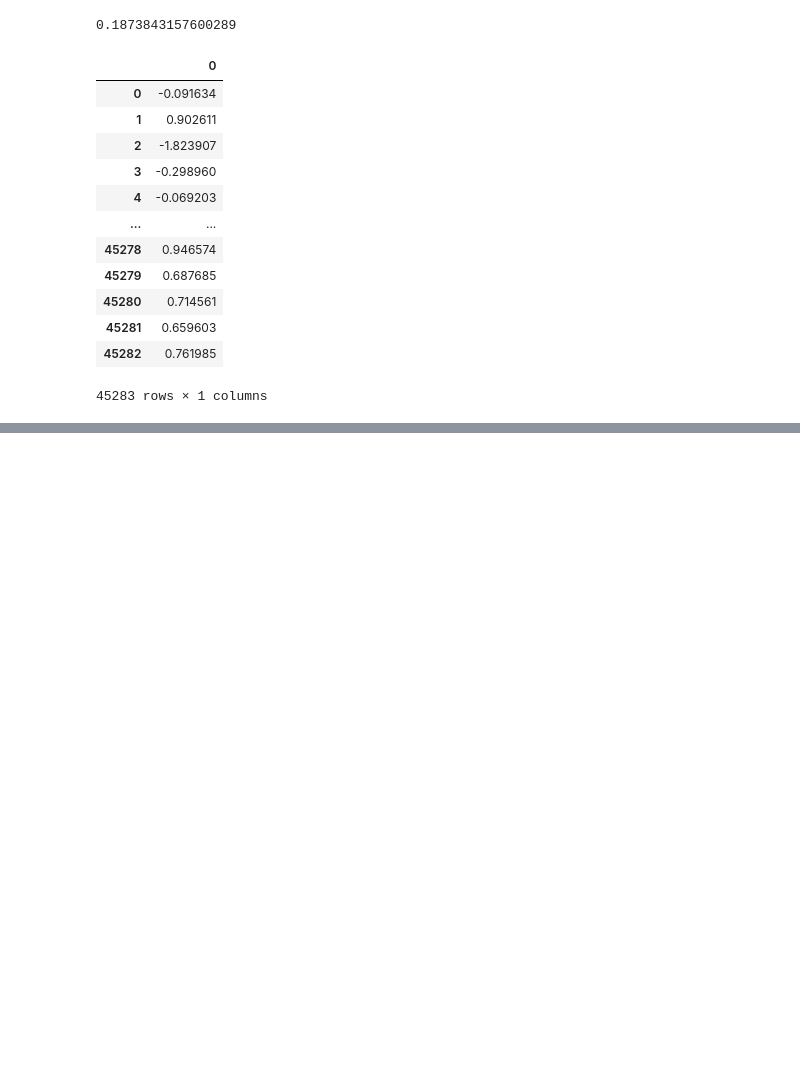
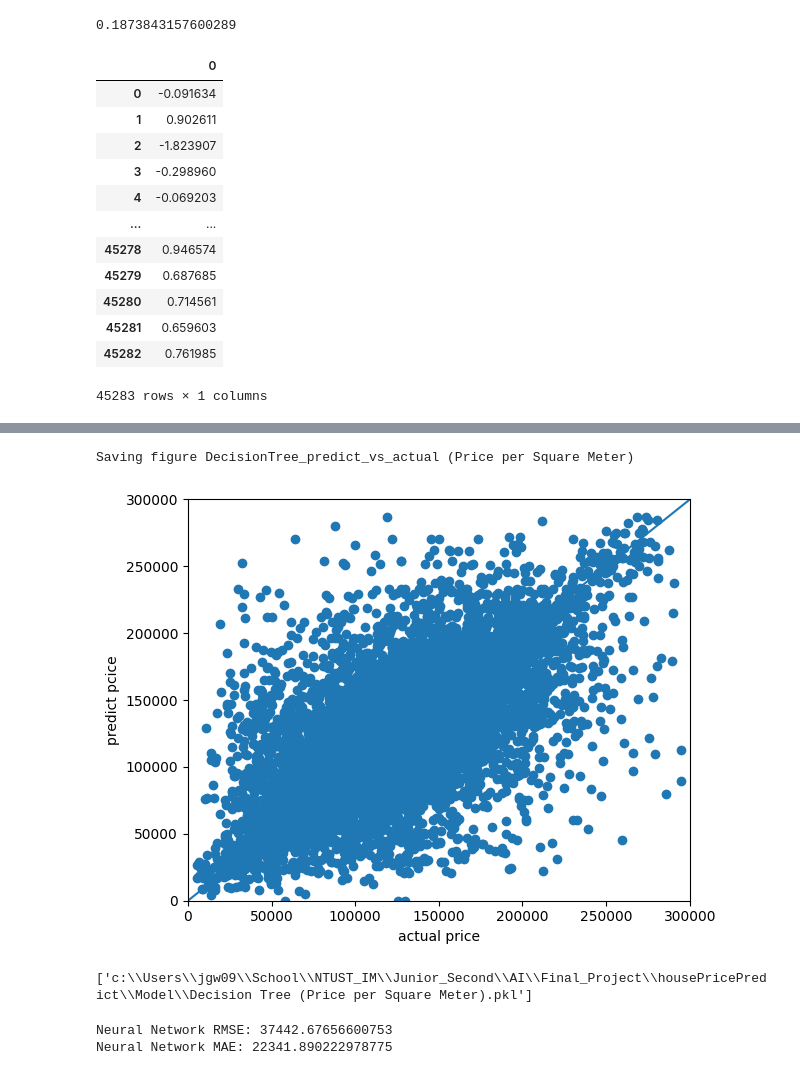
Before and after one commit to jgw0915/housePricePredict, a Jupyter notebook: Scripts/house_average_price.ipynb, the cells around one changed output, grey strips where cells are left out. Cells and saved outputs as stored; diff of their text form; code cells hidden in the pictures; blank space fills up the shorter version.

```diff
--- a/Scripts/house_average_price.ipynb
+++ b/Scripts/house_average_price.ipynb
@@ -300,0 +333,44 @@ mean
+# %%
+from sklearn.tree import DecisionTreeRegressor
+
+x = df.drop("price_per_square_meter", axis = 1) # 13個特徵的數據
+# y = df_price_normalized # 房價數據
+y = df_price # 房價數據
+
+x_train, x_test, y_train, y_test = train_test_split(x, y, test_size = 0.3, random_state = 1) # 將數據分成73比
+tree_reg = DecisionTreeRegressor(random_state=42)
+tree_reg.fit(x_train, y_train)
+
+y_predict = tree_reg.predict(x_test)
+
+plt.xlabel("actual price") # x軸的標題
+plt.ylabel("predict pcice") # y軸的標題
+plt.xlim(0, 300000) # x軸的範圍
+plt.ylim(0, 300000) # y軸的範圍
+plt.plot([0,300000], [0,300000]) # 劃一條基準線
+plt.scatter(y_test, y_predict) # 比對預測跟實際的差別
+save_fig("DecisionTree_predict_vs_actual (Price per Square Meter)") # 儲存圖形
+plt.show() # 察看結果
+# %% [output]
+Saving figure DecisionTree_predict_vs_actual (Price per Square Meter)
+[figure, added]
+# %%
+import joblib
+
+Model_Folder_path = os.path.join(parent_directory, 'Model')
+Model_File_Name = 'Decision Tree (Price per Square Meter).pkl'
+Model_path = os.path.join(Model_Folder_path, Model_File_Name)
+joblib.dump(tree_reg,Model_path)
+# %% [output]
+['c:\\Users\\jgw09\\School\\NTUST_IM\\Junior_Second\\AI\\Final_Project\\housePricePredict\\Model\\Decision Tree (Price per Square Meter).pkl']
+# %%
+import numpy as np
+
+'''Compute Model's error'''
+dt_reg_rmse = mean_squared_error(y_test, y_predict,squared=False)
+print('Neural Network RMSE:',dt_reg_rmse)
+mean = np.mean(np.abs(y_test - y_predict))
+print("Neural Network MAE: {}".format(mean))
+# %% [output]
+Neural Network RMSE: 37442.67656600753
+Neural Network MAE: 22341.890222978775
```
Also changed, not shown: parts of 6 cells of this notebook, 1 other file.
